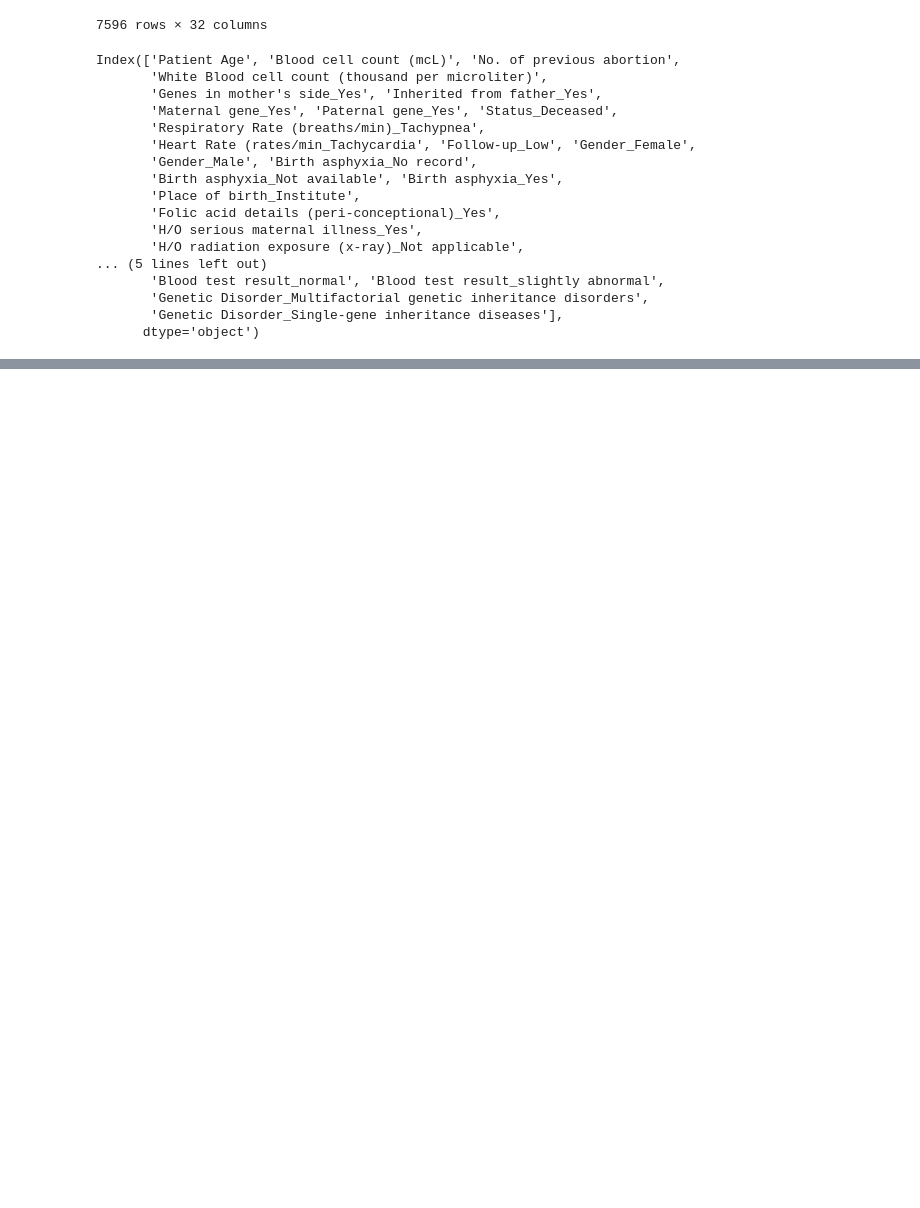
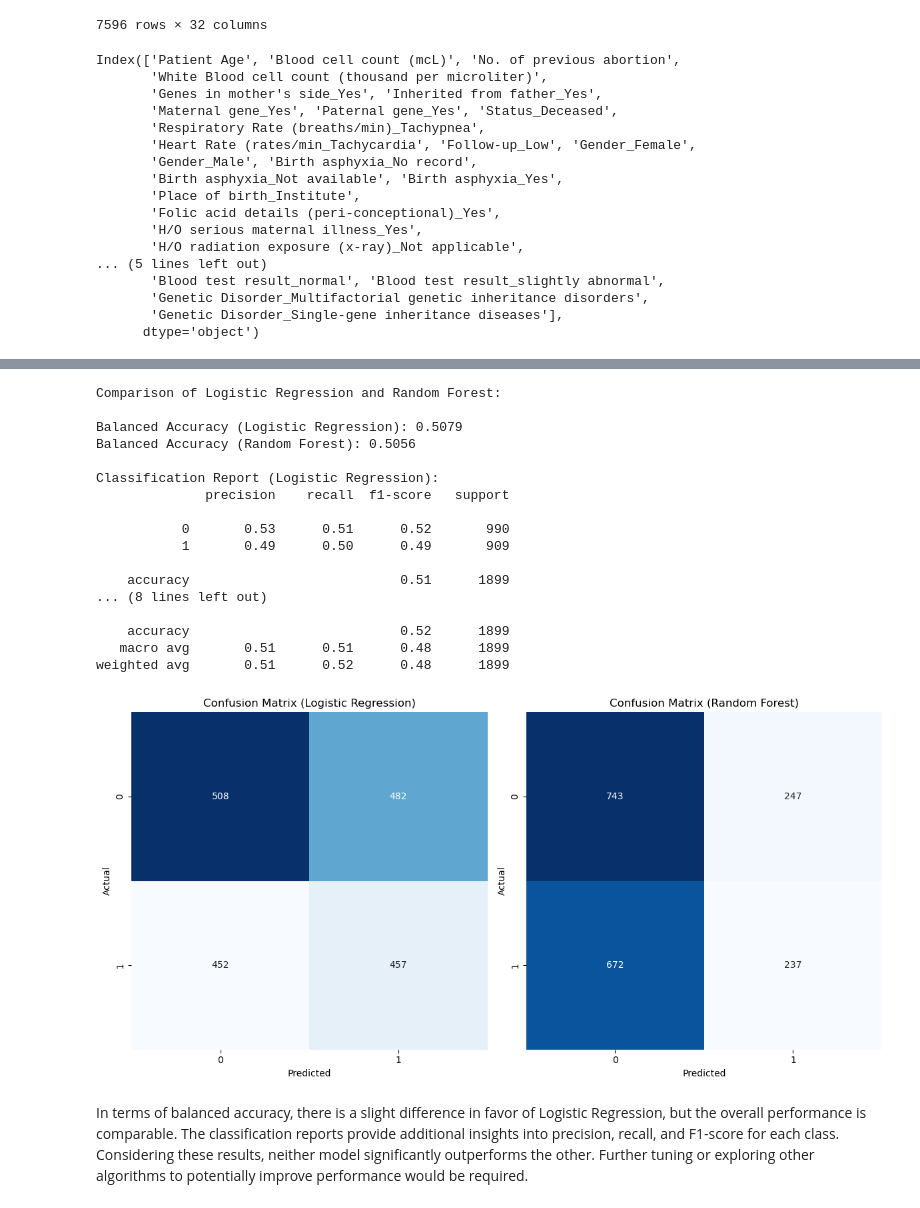
Before and after one commit to Mepseha/Project-4, a Jupyter notebook: LogisticRegression_all features.ipynb, the cells around one changed output, grey strips where cells are left out. Saved outputs shown, nothing was run; the diff lists cells and outputs as text; code cells hidden in the pictures; blank space fills up the shorter version.

```diff
--- a/LogisticRegression_all features.ipynb
+++ b/LogisticRegression_all features.ipynb
@@ -462,0 +438,6 @@ plt.show()
+# %%
+# Instantiate a Random Forest classifier
+random_forest_model = RandomForestClassifier(random_state=9)
+# %%
+# Fit and save the Random Forest model using the resampled data
+random_forest_model.fit(X_resampled, y_resampled)
@@ -462,0 +449,3 @@ plt.show()
+# %%
+# Generate testing predictions using Random Forest
+GDtesting_predictions_rf = random_forest_model.predict(X_test_scaled)
@@ -462,0 +547,56 @@ plt.show()
+# %%
+# Function to display comparison metrics for two models
+def compare_models(model1_name, model1_predictions, model2_name, model2_predictions, y_true):
+    print(f"Comparison of {model1_name} and {model2_name}:\n")
+
+    # Balanced Accuracy
+    balanced_acc_model1 = balanced_accuracy_score(y_true, model1_predictions)
+    balanced_acc_model2 = balanced_accuracy_score(y_true, model2_predictions)
+    print(f"Balanced Accuracy ({model1_name}): {balanced_acc_model1:.4f}")
+    print(f"Balanced Accuracy ({model2_name}): {balanced_acc_model2:.4f}\n")
+
+    # Classification Report
+    print(f"Classification Report ({model1_name}):\n{classification_report(y_true, model1_predictions)}")
+    print(f"Classification Report ({model2_name}):\n{classification_report(y_true, model2_predictions)}\n")
+
+    # Confusion Matrix
+    plt.figure(figsize=(12, 6))
+
+    plt.subplot(1, 2, 1)
+    sns.heatmap(confusion_matrix(y_true, model1_predictions), annot=True, fmt='d', cmap='Blues', cbar=False)
+    plt.title(f'Confusion Matrix ({model1_name})')
+    plt.xlabel('Predicted')
+    plt.ylabel('Actual')
+
+    plt.subplot(1, 2, 2)
+    sns.heatmap(confusion_matrix(y_true, model2_predictions), annot=True, fmt='d', cmap='Blues', cbar=False)
+    plt.title(f'Confusion Matrix ({model2_name})')
+    plt.xlabel('Predicted')
+    plt.ylabel('Actual')
+
+    plt.tight_layout()
+    plt.show()
+# %%
+# Compare Logistic Regression and Random Forest
+compare_models("Logistic Regression", GDtesting_predictions, "Random Forest", GDtesting_predictions_rf, y_test)
+# %% [output]
+Comparison of Logistic Regression and Random Forest:
+
+Balanced Accuracy (Logistic Regression): 0.5079
+Balanced Accuracy (Random Forest): 0.5056
+
+Classification Report (Logistic Regression):
+              precision    recall  f1-score   support
+
+           0       0.53      0.51      0.52       990
+           1       0.49      0.50      0.49       909
+
+    accuracy                           0.51      1899
+... (8 lines left out)
+
+    accuracy                           0.52      1899
+   macro avg       0.51      0.51      0.48      1899
+weighted avg       0.51      0.52      0.48      1899
+[figure, added]
+# %% [markdown]
+In terms of balanced accuracy, there is a slight difference in favor of Logistic Regression, but the overall performance is comparable. The classification reports provide additional insights into precision, recall, and F1-score for each class. Considering these results, neither model significantly outperforms the other. Further tuning or exploring other algorithms to potentially improve performance would be required.
```
Also changed, not shown: parts of 48 cells of this notebook, 2 other files.
